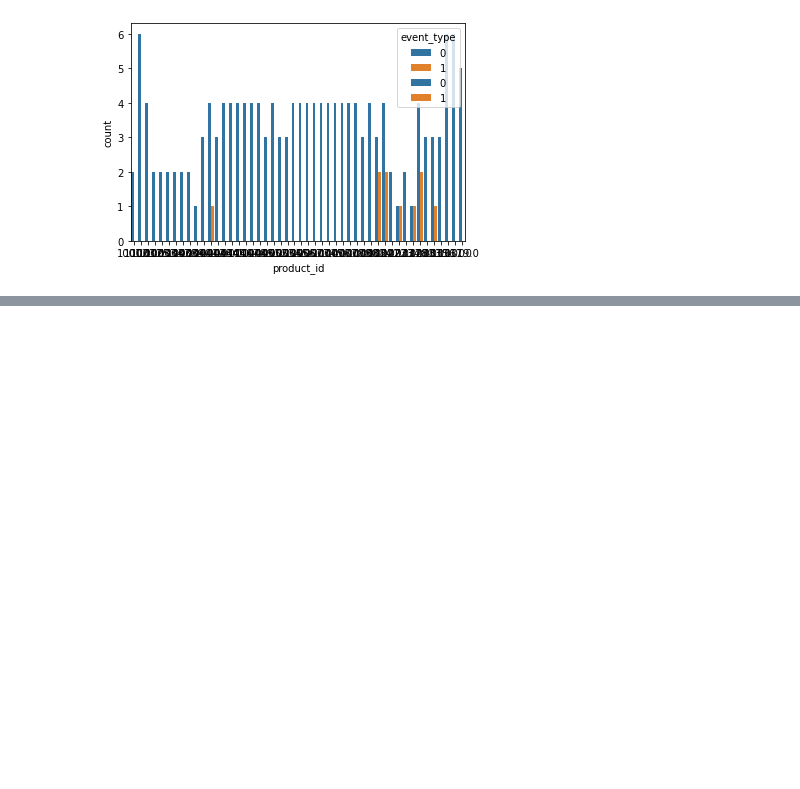
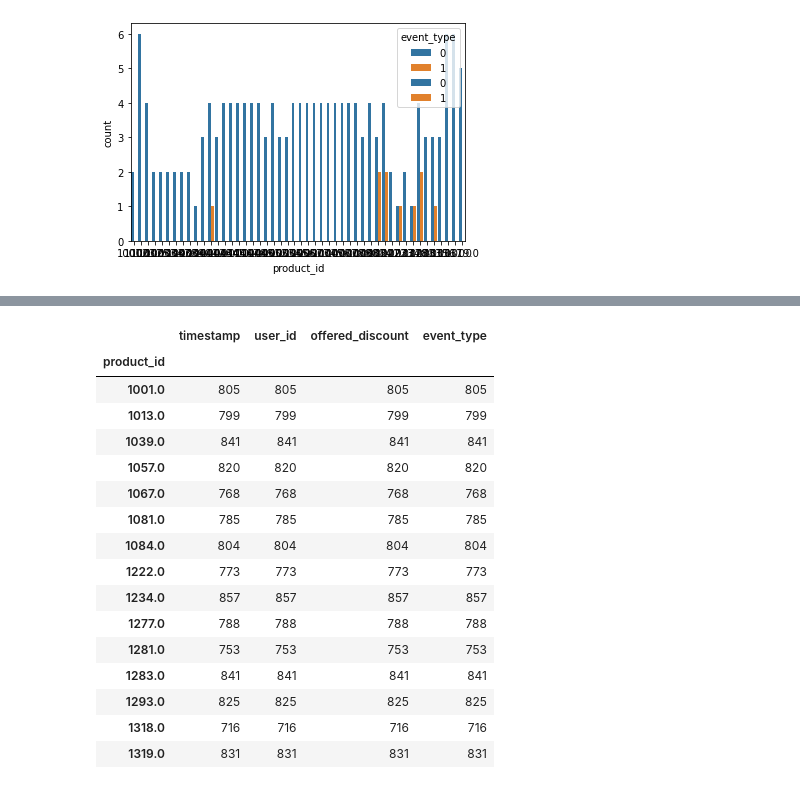
Before and after one commit to tiskus333/AI_discount_predicition, a Jupyter notebook: data_analysis.ipynb, the cells around one changed output, grey strips where cells are left out. Saved outputs shown, nothing was run; the diff lists cells and outputs as text; code cells hidden in the pictures; blank space fills up the shorter version.

```diff
--- a/data_analysis.ipynb
+++ b/data_analysis.ipynb
@@ -145,0 +162,5 @@ g6 = [sns.countplot(x="product_id",hue="event_type",data=data[data.user_id == x]
+# %%
+pd.set_option('display.max_rows', None)
+d6 = data[data.product_id.isin(d4.product_id)][valuable_data].dropna()
+d6 = d6.sort_values(by = ['user_id','product_id','timestamp'])
+d6
@@ -145,0 +185,21 @@ g6 = [sns.countplot(x="product_id",hue="event_type",data=data[data.user_id == x]
+# %%
+d7 = d6.groupby('product_id').count()
+d7
+# %% [output]
+|  | timestamp | user_id | offered_discount | event_type |
+| product_id |  |  |  |  |
+| 1001.0 | 805 | 805 | 805 | 805 |
+| 1013.0 | 799 | 799 | 799 | 799 |
+| 1039.0 | 841 | 841 | 841 | 841 |
+| 1057.0 | 820 | 820 | 820 | 820 |
+| 1067.0 | 768 | 768 | 768 | 768 |
+| 1081.0 | 785 | 785 | 785 | 785 |
+| 1084.0 | 804 | 804 | 804 | 804 |
+| 1222.0 | 773 | 773 | 773 | 773 |
+| 1234.0 | 857 | 857 | 857 | 857 |
+| 1277.0 | 788 | 788 | 788 | 788 |
+| 1281.0 | 753 | 753 | 753 | 753 |
+| 1283.0 | 841 | 841 | 841 | 841 |
+| 1293.0 | 825 | 825 | 825 | 825 |
+| 1318.0 | 716 | 716 | 716 | 716 |
+| 1319.0 | 831 | 831 | 831 | 831 |
```
Also changed, not shown: parts of 9 cells of this notebook.
